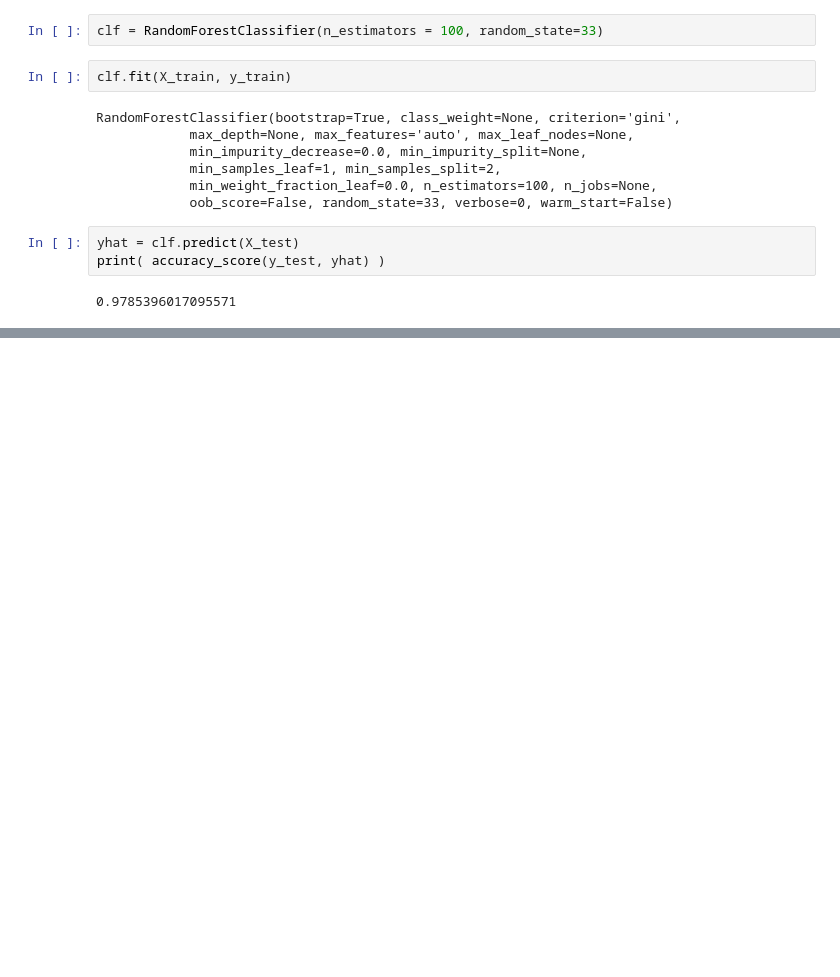
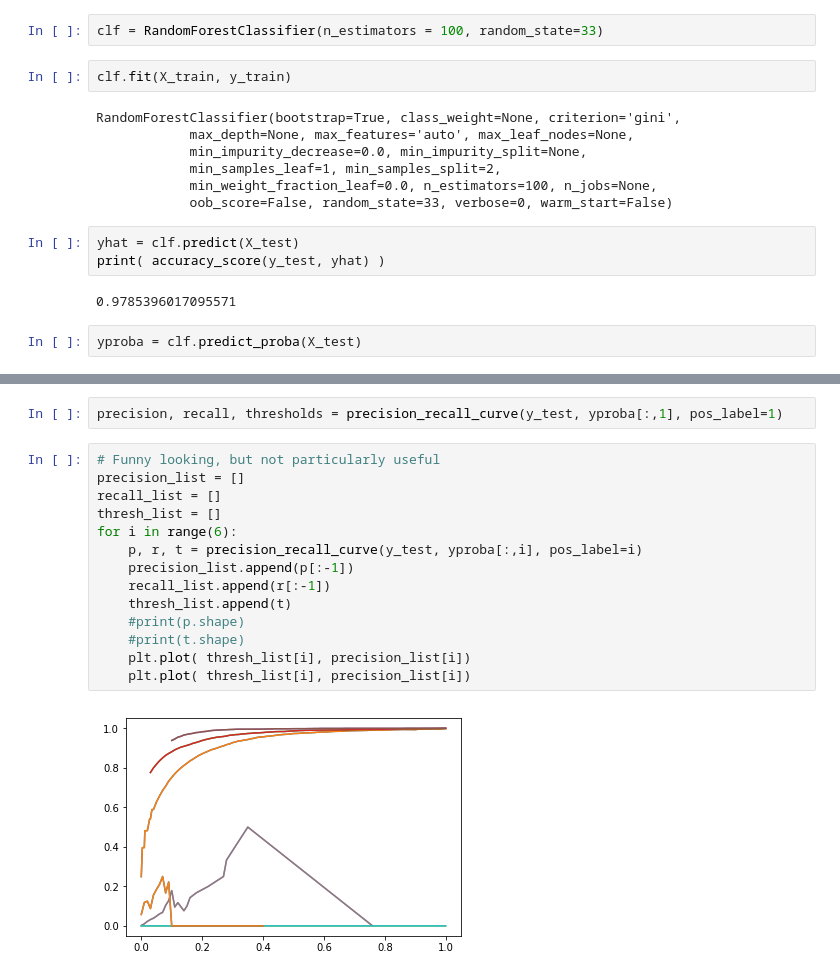
Before and after one commit to kellystroh/Inventory-Image-Classification, a Jupyter notebook: cnn test.ipynb, the cells around one changed output, grey strips where cells are left out. Cells and saved outputs as stored; diff of their text form; blank space fills up the shorter version.

```diff
--- a/cnn test.ipynb
+++ b/cnn test.ipynb
@@ -102,3 +102,5 @@ yhat = clf.predict(X_test)
 print( accuracy_score(y_test, yhat) )
 # %% [output]
 0.9785396017095571
+# %%
+yproba = clf.predict_proba(X_test)
@@ -104,0 +158,18 @@ print( accuracy_score(y_test, yhat) )
+# %%
+precision, recall, thresholds = precision_recall_curve(y_test, yproba[:,1], pos_label=1)
+# %%
+# Funny looking, but not particularly useful
+precision_list = []
+recall_list = []
+thresh_list = []
+for i in range(6):
+    p, r, t = precision_recall_curve(y_test, yproba[:,i], pos_label=i)
+    precision_list.append(p[:-1])
+    recall_list.append(r[:-1])
+    thresh_list.append(t)
+    #print(p.shape)
+    #print(t.shape)
+    plt.plot( thresh_list[i], precision_list[i])
+    plt.plot( thresh_list[i], precision_list[i])
+# %% [output]
+[figure, added]
```
Also changed, not shown: parts of 7 cells of this notebook.
